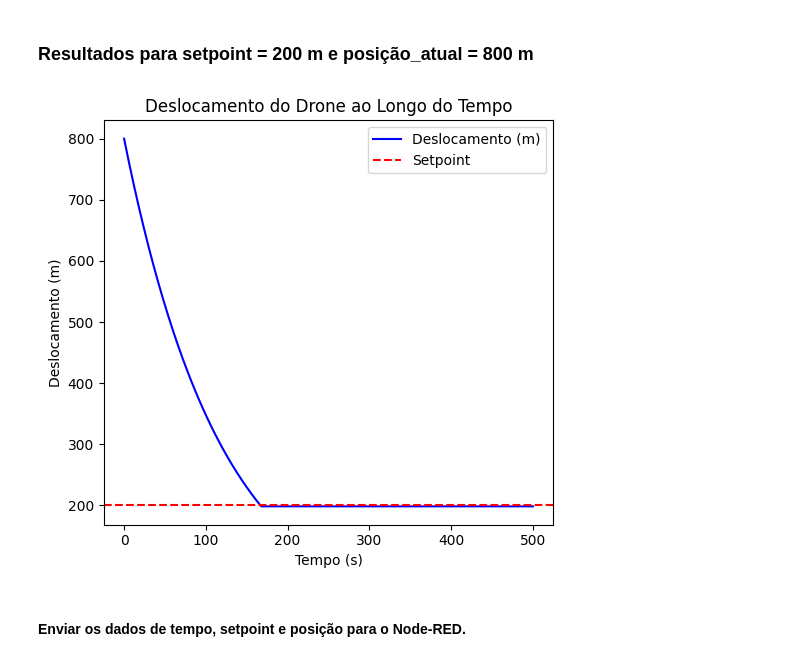
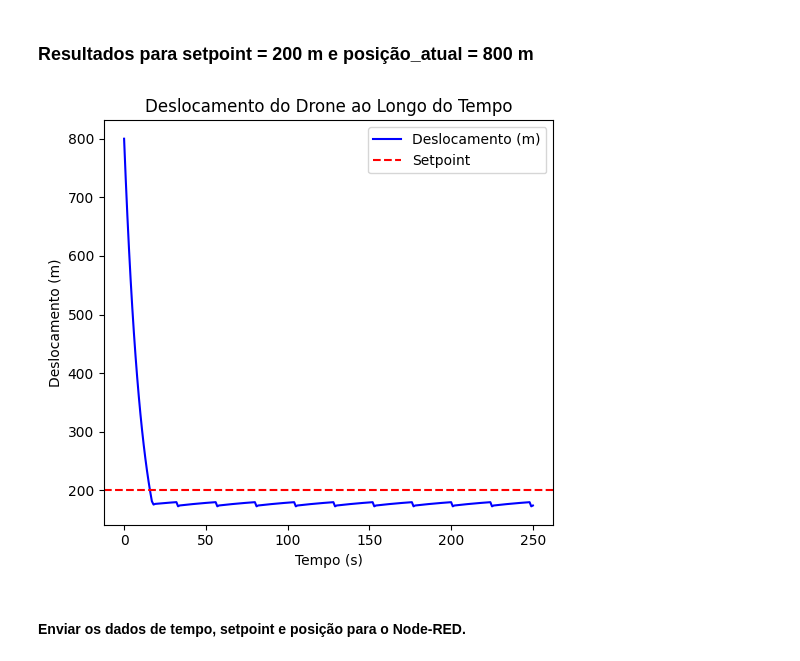
Before and after one commit to leoclamp/Controle_Fuzzy_PD, a Jupyter notebook: fuzzy_PD.ipynb, the cells around one changed output. Saved outputs shown, nothing was run; the diff lists cells and outputs as text; code cells hidden in the pictures.

```diff
--- a/fuzzy_PD.ipynb
+++ b/fuzzy_PD.ipynb
@@ -65,11 +65,11 @@ Muito Grande (MG): A variacao do erro é muito grande.
 DeltaErro = ctrl.Antecedent(universe=np.arange(-1000, 1001, 1), label='DeltaErro')
 
 # Classificações de DeltaErro
-DeltaErro['MP'] = fuzzy.trapmf(DeltaErro.universe, [-1000, -1000, -10, -5])
-DeltaErro['P'] = fuzzy.trimf(DeltaErro.universe, [-10, -5, 0])
-DeltaErro['M'] = fuzzy.trimf(DeltaErro.universe, [-2, 0, 2])
-DeltaErro['G'] = fuzzy.trimf(DeltaErro.universe, [0, 5, 10])
-DeltaErro['MG'] = fuzzy.trapmf(DeltaErro.universe, [5, 10, 1000, 1000])
+DeltaErro['MN'] = fuzzy.trapmf(DeltaErro.universe, [-1000, -1000, -10, -5])
+DeltaErro['N'] = fuzzy.trimf(DeltaErro.universe, [-10, -5, 0])
+DeltaErro['M'] = fuzzy.trimf(DeltaErro.universe, [-4, 0, 4])
+DeltaErro['P'] = fuzzy.trimf(DeltaErro.universe, [0, 5, 10])
+DeltaErro['MP'] = fuzzy.trapmf(DeltaErro.universe, [5, 10, 1000, 1000])
 
 DeltaErro.view()   # Método para visualização da Função de Pertinência.
 [plt.gca().lines[i].set_linewidth(2) for i in range(len(plt.gca().lines))]
@@ -96,11 +96,11 @@ Muito Alta (MA): Potência muito alta.
 PotenciaMotor = ctrl.Consequent(universe=np.arange(0, 1.01, 0.01), label='PotenciaMotor')
 
 # Classificações de PotenciaMotor
-PotenciaMotor['MB'] = fuzzy.trapmf(PotenciaMotor.universe, [0, 0, 0.1, 0.2])
-PotenciaMotor['B'] = fuzzy.trimf(PotenciaMotor.universe, [0.1, 0.2, 0.4])
-PotenciaMotor['M'] = fuzzy.trimf(PotenciaMotor.universe, [0.2, 0.4, 0.6])
-PotenciaMotor['A'] = fuzzy.trimf(PotenciaMotor.universe, [0.4, 0.6, 0.8])
-PotenciaMotor['MA'] = fuzzy.trapmf(PotenciaMotor.universe, [0.6, 0.8, 1.0, 1.0])
+PotenciaMotor['MB'] = fuzzy.trimf(PotenciaMotor.universe, [0, 0, 0.3])
+PotenciaMotor['B'] = fuzzy.trimf(PotenciaMotor.universe, [0, 0.3, 0.5])
+PotenciaMotor['M'] = fuzzy.trimf(PotenciaMotor.universe, [0.3, 0.5, 0.7])
+PotenciaMotor['A'] = fuzzy.trimf(PotenciaMotor.universe, [0.5, 0.7, 1.0])
+PotenciaMotor['MA'] = fuzzy.trimf(PotenciaMotor.universe, [0.7, 1.0, 1.0])
 
 PotenciaMotor.view()   # Método para visualização da Função de Pertinência.
 [plt.gca().lines[i].set_linewidth(2) for i in range(len(plt.gca().lines))]
@@ -257,11 +258,9 @@ ControleErro = ctrl.ControlSystemSimulation(ctrl.ControlSystem(BaseRegras))
 # Definir parâmetros do sistema
 setpoint = 200  # Altitude desejada (em metros)
 posicao_atual = 800  # posição atual do drone, em metros
-tempo = 500  # Tempo de simulação (em segundos)
-dt = 1  # Intervalo de tempo (em segundos)
+tempo = 250  # Tempo de simulação (em segundos)
 
-# Parâmetros do sistema fuzzy
-FA = 0.978  # Fator de Ajuste
+# Parâmetro do sistema fuzzy
 U_max = 4  # Velocidade máxima de descida (m/s)
 
 # Valores para armazenar deslocamentos e erros
@@ -275,7 +274,7 @@ for t in range(1, tempo + 1):
     erros.append(erro_atual)
 
     # Calcular a taxa de variação do erro
-    delta_erro_atual = (erros[-1] - erros[-2]) / dt
+    delta_erro_atual = (erros[-1] - erros[-2])
 
     # Configurar entradas do sistema fuzzy
     ControleErro.input['Erro'] = erro_atual
@@ -284,38 +283,47 @@ for t in range(1, tempo + 1):
     # Realizar o cálculo fuzzy
     ControleErro.compute()
 
     # Obter a saída defuzzyficada (potência do motor)
     P_Motor = ControleErro.output['PotenciaMotor']
 
     # Divisão da potência entre os motores
     P_H13 = P_Motor
     P_H24 = P_Motor
 
+    if erro_atual < 4:
+        P_H13, P_H24 = [0.35, 0.35]
+
+    if erro_atual < 4:
+        FA = 0.9
+    elif erro_atual < 10:
+        FA = 0.92
+    elif erro_atual < 20:
+        FA = 0.94
+    else:
+        FA = 0.98
+
     # Atualizar o deslocamento com a função de transferência
-    d_t = FA * posicao_atual * 1.01398 + (0.5 * (U_max * (P_H13 / 100) + U_max * (P_H24 / 100)))
+    d_t = FA * posicao_atual * 1.01398 + (0.5 * (U_max * P_H13 + U_max * P_H24))
     deslocamentos.append(d_t)
 
     # Atualizar o deslocamento anterior
     posicao_atual = d_t
-
-    if posicao_atual < setpoint:
-        posicao_atual = setpoint  # Limitar a posição ao setpoint
 
 # Gráficos
 plt.figure(figsize=(10, 5))
 
 # Gráfico do deslocamento
 plt.subplot(1, 2, 1)
 plt.plot(range(len(deslocamentos)), deslocamentos, label='Deslocamento (m)', color='blue')
 plt.axhline(setpoint, color='red', linestyle='--', label='Setpoint')
 plt.xlabel('Tempo (s)')
 plt.ylabel('Deslocamento (m)')
 plt.title('Deslocamento do Drone ao Longo do Tempo')
 plt.legend(loc='upper right')
 plt.tight_layout()
 plt.show()
 # %% [output]
-[figure, old version]
+[figure, new version]
 # %% [markdown]
 #### Enviar os dados de tempo, setpoint e posição para o Node-RED.
 # %%
```
Also changed, not shown: parts of 6 cells of this notebook.
